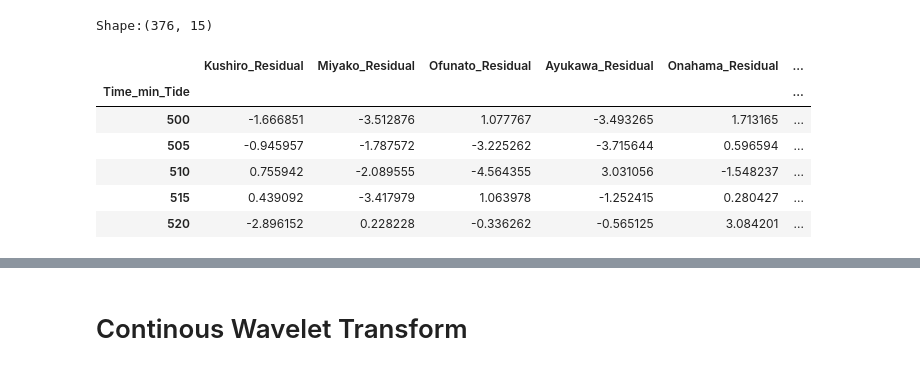
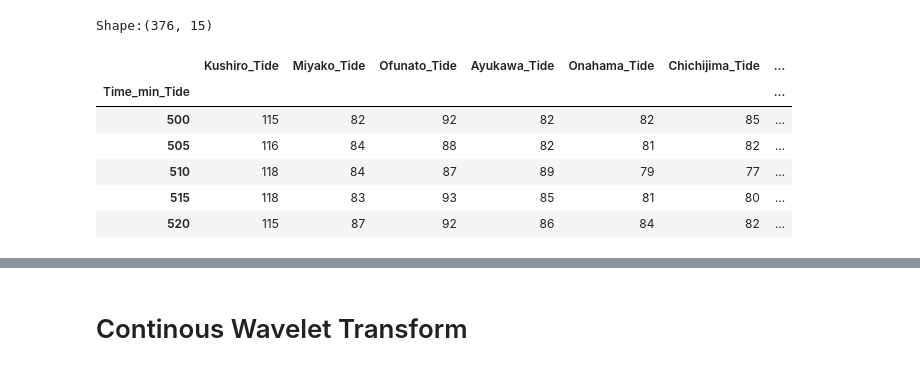
Before and after one commit to erick2307/tsunami_period_analysis, a Jupyter notebook: japan_cwt/WaveletAnalysis_Japan.ipynb, the cells around one changed output, grey strips where cells are left out. Drawn from its saved outputs; the diff is of its cells as text; code cells hidden in the pictures.

```diff
--- a/japan_cwt/WaveletAnalysis_Japan.ipynb
+++ b/japan_cwt/WaveletAnalysis_Japan.ipynb
@@ -6,19 +6,19 @@ from waveletFunctions import wavelet, wave_signif
 import matplotlib.patheffects as PathEffects
 plt.style.use('default')
 # %%
-dftk = pd.read_csv('./residual_tide_japan.csv',index_col=0)
+dftk = pd.read_csv('./tide_japan.csv',index_col=0)
 dftk = dftk[100:-100]
 print(f'Shape:{dftk.shape}')
 dftk.head()
 # %% [output]
 Shape:(376, 15)
-|  | Kushiro_Residual | Miyako_Residual | Ofunato_Residual | Ayukawa_Residual | Onahama_Residual | ... |
-| Time_min_Tide |  |  |  |  |  | ... |
-| 500 | -1.666851 | -3.512876 | 1.077767 | -3.493265 | 1.713165 | ... |
-| 505 | -0.945957 | -1.787572 | -3.225262 | -3.715644 | 0.596594 | ... |
-| 510 | 0.755942 | -2.089555 | -4.564355 | 3.031056 | -1.548237 | ... |
-| 515 | 0.439092 | -3.417979 | 1.063978 | -1.252415 | 0.280427 | ... |
-| 520 | -2.896152 | 0.228228 | -0.336262 | -0.565125 | 3.084201 | ... |
+|  | Kushiro_Tide | Miyako_Tide | Ofunato_Tide | Ayukawa_Tide | Onahama_Tide | Chichijima_Tide | ... |
+| Time_min_Tide |  |  |  |  |  |  | ... |
+| 500 | 115 | 82 | 92 | 82 | 82 | 85 | ... |
+| 505 | 116 | 84 | 88 | 82 | 81 | 82 | ... |
+| 510 | 118 | 84 | 87 | 89 | 79 | 77 | ... |
+| 515 | 118 | 83 | 93 | 85 | 81 | 80 | ... |
+| 520 | 115 | 87 | 92 | 86 | 84 | 82 | ... |
 # %%
 # colores = ['#e6194B','#f58231','#ffe119','#bfef45','#3cb44b','#42d4f4','#4363d8','#911eb4','#f032e6']
 def plot_stations(data,stations):
```
Also changed, not shown: parts of 2 cells of this notebook, 49 other files.
